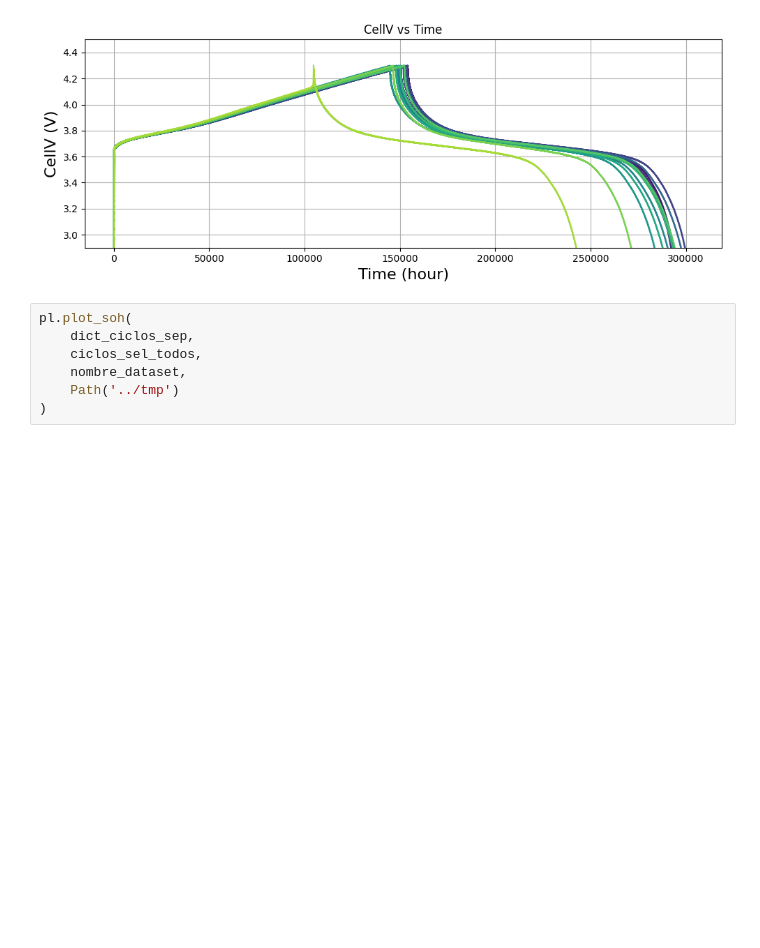
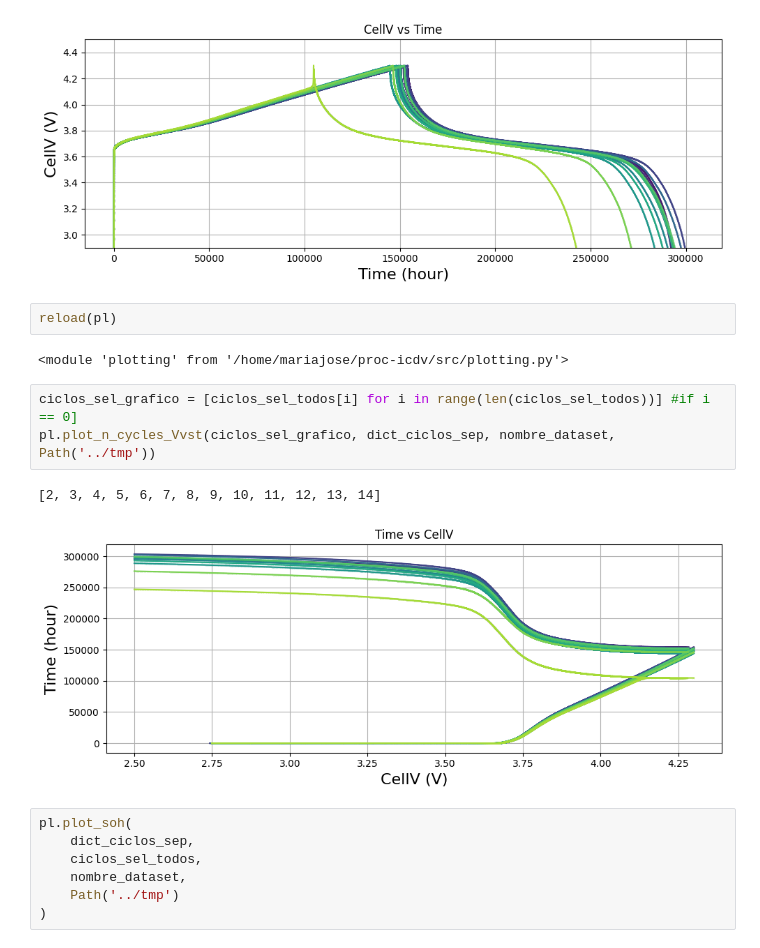
Before and after one commit to majodomenech/proc-icdv, a Jupyter notebook: notebooks/estudio14-dqdv-y-ajustes-ARBIN-nmc04.ipynb, the cells around one changed output. Saved outputs shown, nothing was run; the diff lists cells and outputs as text; blank space fills up the shorter version.

```diff
--- a/notebooks/estudio14-dqdv-y-ajustes-ARBIN-nmc04.ipynb
+++ b/notebooks/estudio14-dqdv-y-ajustes-ARBIN-nmc04.ipynb
@@ -57,6 +57,16 @@ pl.plot_n_cycles_tvsV(ciclos_sel_grafico, dict_ciclos_sep, nombre_dataset, Path(
 # %% [output]
 [2, 3, 4, 5, 6, 7, 8, 9, 10, 11, 12, 13, 14]
 [figure]
+# %%
+reload(pl)
+# %% [output]
+<module 'plotting' from '/home/mariajose/proc-icdv/src/plotting.py'>
+# %%
+ciclos_sel_grafico = [ciclos_sel_todos[i] for i in range(len(ciclos_sel_todos))] #if i == 0]
+pl.plot_n_cycles_Vvst(ciclos_sel_grafico, dict_ciclos_sep, nombre_dataset, Path('../tmp'))
+# %% [output]
+[2, 3, 4, 5, 6, 7, 8, 9, 10, 11, 12, 13, 14]
+[figure, added]
 # %%
 pl.plot_soh(
     dict_ciclos_sep,
```
Also changed, not shown: parts of 33 cells of this notebook, 3 other files.
